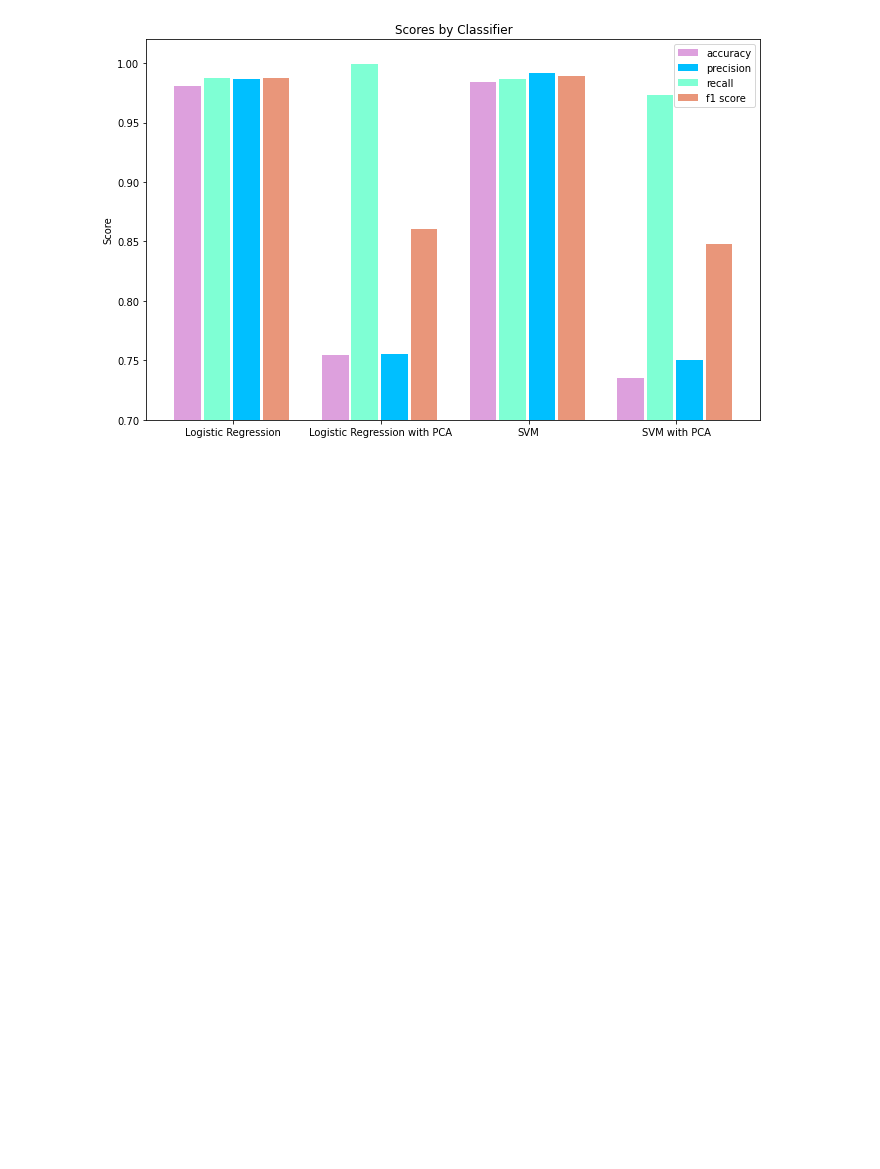
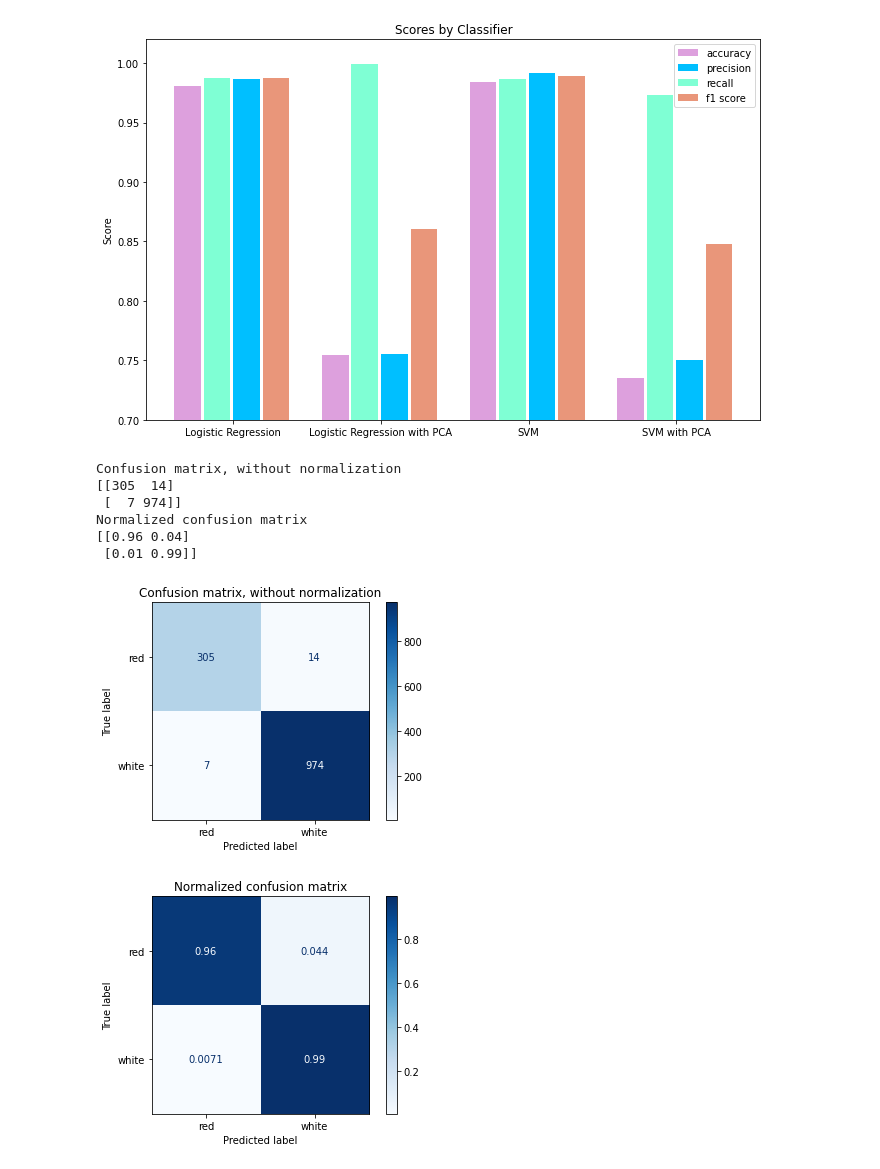
Before and after one commit to garsonbyte/MachineLearningProject, a Jupyter notebook: Results_Plot.ipynb, the cells around one changed output. Saved outputs shown, nothing was run; the diff lists cells and outputs as text; code cells hidden in the pictures; blank space fills up the shorter version.

Commit message:
Added confusion matrices for SVM (linear) and log reg

```diff
--- a/Results_Plot.ipynb
+++ b/Results_Plot.ipynb
@@ -66,3 +66,45 @@ ax.legend()
 # %% [output]
 <matplotlib.legend.Legend at 0x...>
 [figure]
+# %%
+from sklearn import svm
+from sklearn.metrics import plot_confusion_matrix
+
+# Confusion Matrix using SVM classifier
+df = pd.read_csv('winequality-combined.csv')
+df1 = df.dropna()
+df2 = df1.values
+X = df1[['fixed acidity','volatile acidity','citric acid',
+'residual sugar','chlorides','free sulfur dioxide','total sulfur dioxide','sulphates']].values
+y = df2[:, 12]
+class_names = ['red','white']
+#Splitting the data into train/test (80%/20%)
+x_scale = preprocessing.scale(X)
+x_train, x_test, y_train, y_test = train_test_split(x_scale, y, test_size = 0.20, train_size=0.80)
+classifier = svm.SVC(kernel='linear', C=0.01).fit(x_train, y_train)
+
+np.set_printoptions(precision=2)
+
+# Plot non-normalized confusion matrix
+titles_options = [("Confusion matrix, without normalization", None),
+                  ("Normalized confusion matrix", 'true')]
+for title, normalize in titles_options:
+    disp = plot_confusion_matrix(classifier, x_test, y_test,
+                                 display_labels=class_names,
+                                 cmap=plt.cm.Blues,
+                                 normalize=normalize)
+    disp.ax_.set_title(title)
+
+    print(title)
+    print(disp.confusion_matrix)
+
+plt.show()
+# %% [output]
+Confusion matrix, without normalization
+[[305  14]
+ [  7 974]]
+Normalized confusion matrix
+[[0.96 0.04]
+ [0.01 0.99]]
+[figure, added]
+[figure, added]
```
Also changed, not shown: parts of 1 cell of this notebook, 1 other file.
